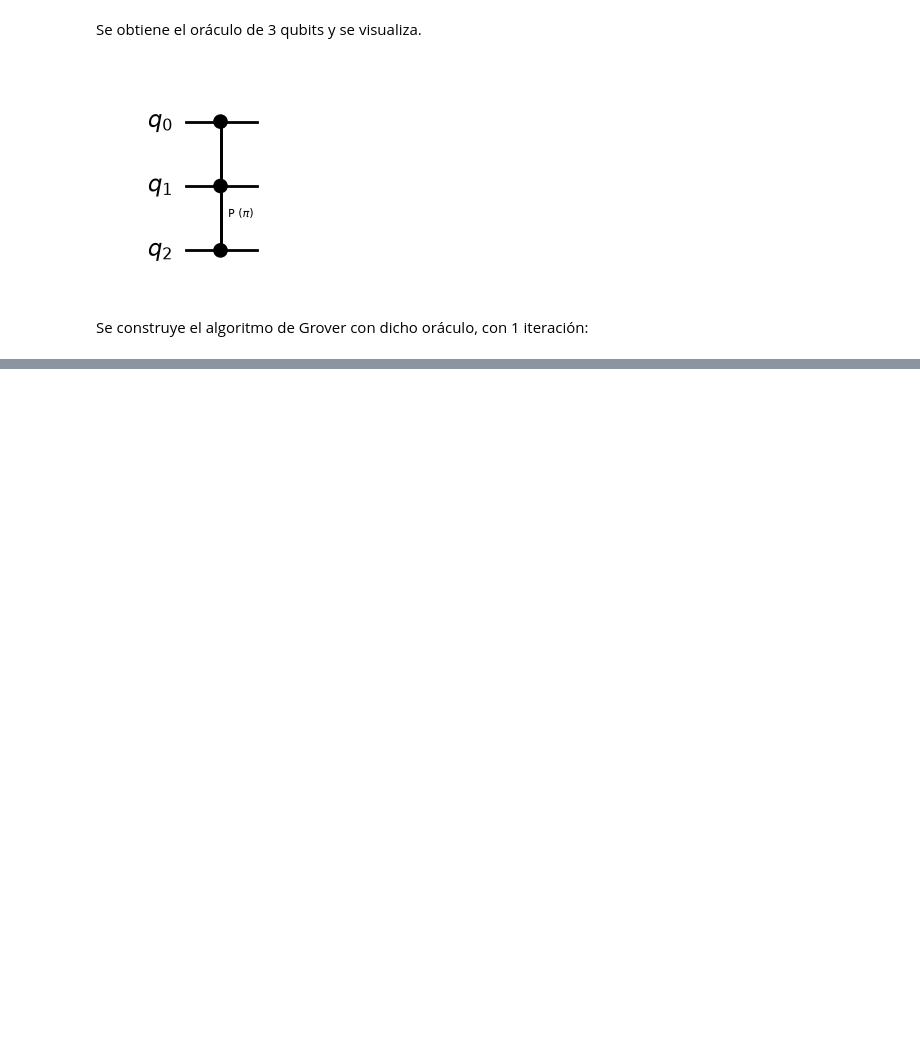
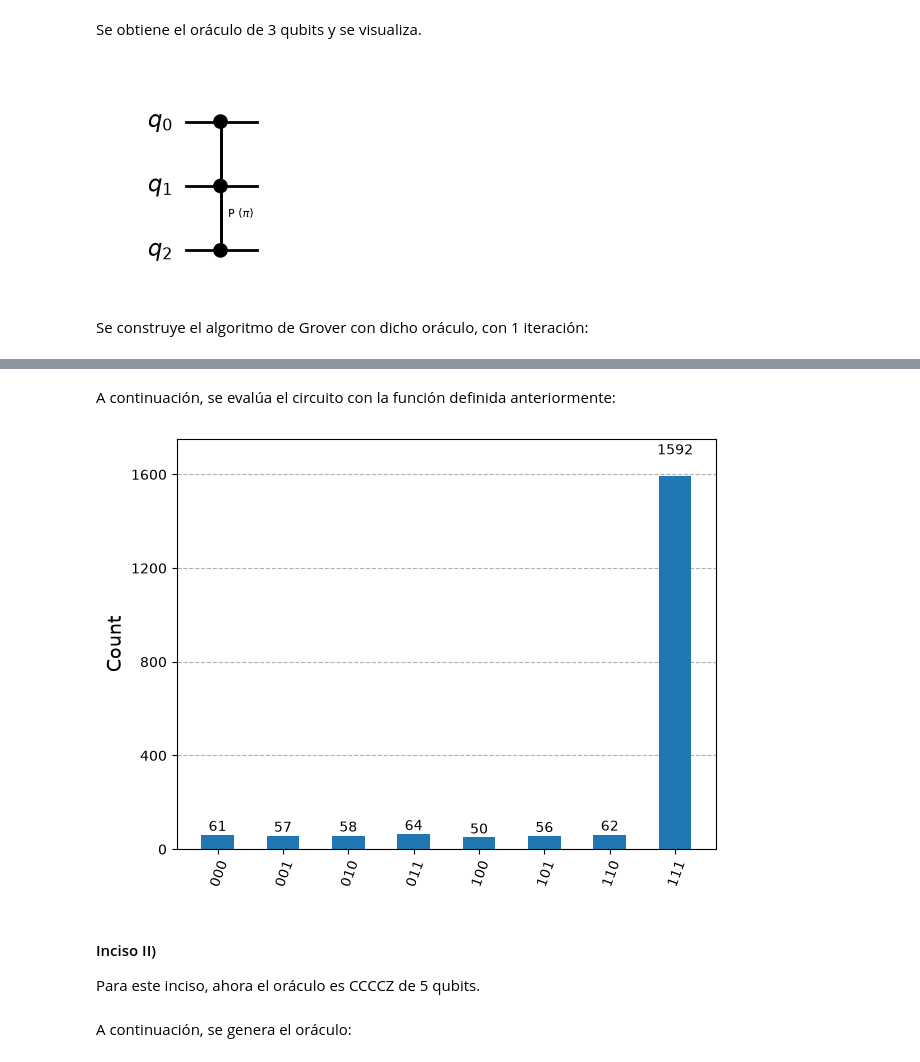
Before and after one commit to iroumec/qomputing-coursework, a Jupyter notebook: practicos/grover.ipynb, the cells around one changed output, grey strips where cells are left out. Saved outputs shown, nothing was run; the diff lists cells and outputs as text; code cells hidden in the pictures; blank space fills up the shorter version.

```diff
--- a/practicos/grover.ipynb
+++ b/practicos/grover.ipynb
@@ -148,0 +180,27 @@ Se construye el algoritmo de Grover con dicho oráculo, con 1 iteración:
+# %%
+def evaluate_circuit(qc: QuantumCircuit, shots: int = 1024):
+    measured_qc = qc.copy()
+
+    # Se añaden mediciones al final.
+    measured_qc.measure_all()
+
+    simulator = AerSimulator()
+    # Se transpila con semilla fija para que el layout y las optimizaciones sean siempre iguales.
+    compiled_qc = transpile(measured_qc, simulator, seed_transpiler=SEED)
+
+    result = simulator.run(compiled_qc, shots=shots).result()
+    counts = result.get_counts()
+
+    return counts
+# %% [markdown]
+A continuación, se evalúa el circuito con la función definida anteriormente:
+# %%
+display(plot_histogram(evaluate_circuit(qc, 2000)))
+# %% [output]
+[figure, added]
+# %% [markdown]
+#### Inciso II)
+
+Para este inciso, ahora el oráculo es CCCCZ de 5 qubits.
+# %% [markdown]
+A continuación, se genera el oráculo:
```
Also changed, not shown: parts of 20 cells of this notebook, 2 other files.
